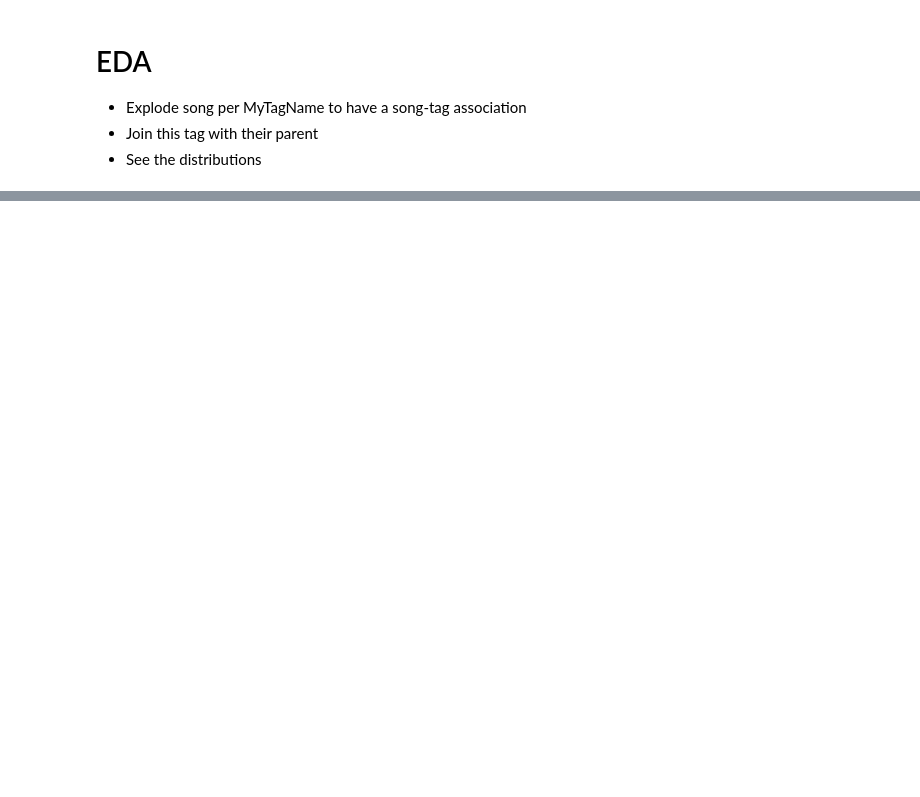
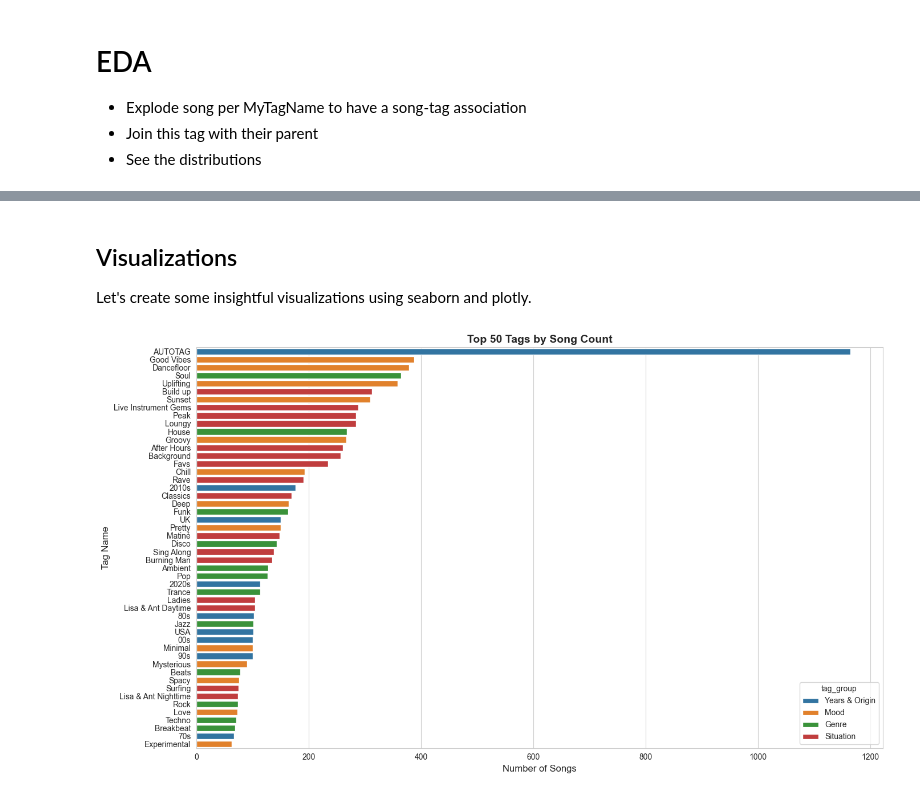
Before and after one commit to quintenrosseel/music_tagger, a Jupyter notebook: notebooks/03_tag_eda.ipynb, the cells around one changed output, grey strips where cells are left out. Saved outputs shown, nothing was run; the diff lists cells and outputs as text; code cells hidden in the pictures; blank space fills up the shorter version.

Commit message:
feat: eda & visualisations

```diff
--- a/notebooks/03_tag_eda.ipynb
+++ b/notebooks/03_tag_eda.ipynb
@@ -112,0 +83,14 @@ shape: (5, 15)
+# %%
+# 1. Songs per TAG (most popular tags)
+songs_per_tag = (
+    clean_eda_df
+    .filter(pl.col("tag_name").is_not_null())  # Only tagged songs
+    .group_by("tag_name", "tag_group")
+    .agg(
+        pl.col("song_id").n_unique().alias("song_count")
+    )
+    .sort("song_count", descending=True)
+)
+
+print("Top 20 Tags by Song Count:")
+print(songs_per_tag.head(20))
@@ -112,0 +311,34 @@ shape: (5, 15)
+# %% [markdown]
+## Visualizations
+
+Let's create some insightful visualizations using seaborn and plotly.
+# %%
+import matplotlib.pyplot as plt
+import seaborn as sns
+import plotly.express as px
+import plotly.graph_objects as go
+
+# Set seaborn style
+sns.set_style("whitegrid")
+plt.rcParams['figure.figsize'] = (12, 6)
+# %%
+# 1. Bar Chart: Top 30 Tags by Song Count (Seaborn)
+top_n = 50
+top_tags = songs_per_tag.head(top_n)
+
+fig, ax = plt.subplots(figsize=(14, 8))
+sns.barplot(
+    data=top_tags,
+    y="tag_name",
+    x="song_count",
+    hue="tag_group",
+    ax=ax,
+    dodge=False
+)
+ax.set_xlabel("Number of Songs", fontsize=12)
+ax.set_ylabel("Tag Name", fontsize=12)
+ax.set_title(f"Top {top_n} Tags by Song Count", fontsize=14, fontweight='bold')
+plt.tight_layout()
+plt.show()
+# %% [output]
+[figure, added]
```
Also changed, not shown: parts of 24 cells of this notebook.
